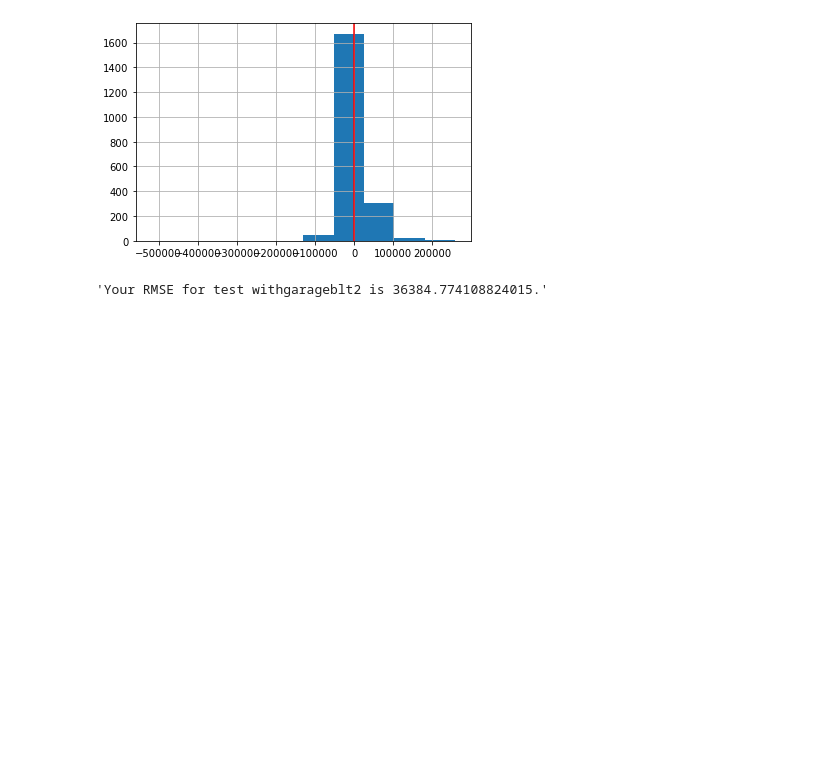
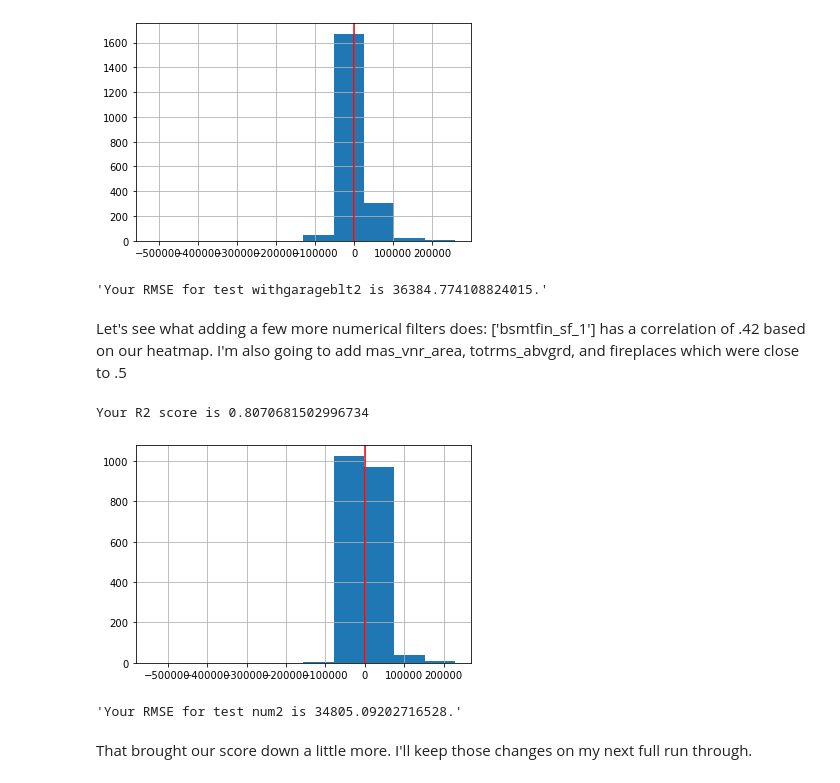
Before and after one commit to griffinwt/Ames_housing, a Jupyter notebook: num_filters.ipynb, the cells around one changed output. Saved outputs shown, nothing was run; the diff lists cells and outputs as text; code cells hidden in the pictures; blank space fills up the shorter version.

```diff
--- a/num_filters.ipynb
+++ b/num_filters.ipynb
@@ -240,3 +244,16 @@ make_model(home, 'withgarageblt2', features, 0)
 Your R2 score is 0.7891577116047717
 [figure]
 'Your RMSE for test withgarageblt2 is 36384.774108824015.'
+# %% [markdown]
+Let's see what adding a few more numerical filters does: ['bsmtfin_sf_1'] has a correlation of .42 based on our heatmap. I'm also going to add mas_vnr_area, totrms_abvgrd, and fireplaces which were close to .5
+# %%
+features = ['overall_qual', 'year_built', 'year_remod/add', 'total_bsmt_sf', 'gr_liv_area', 'full_bath', 'garage_area',
+           'mas_vnr_area', 'totrms_abvgrd', 'fireplaces', 'bsmtfin_sf_1']
+# %%
+make_model(home, 'num2', features, 0)
+# %% [output]
+Your R2 score is 0.8070681502996734
+[figure, added]
+'Your RMSE for test num2 is 34805.09202716528.'
+# %% [markdown]
+That brought our score down a little more. I'll keep those changes on my next full run through.
```
Also changed, not shown: parts of 21 cells of this notebook, 5 other files.
